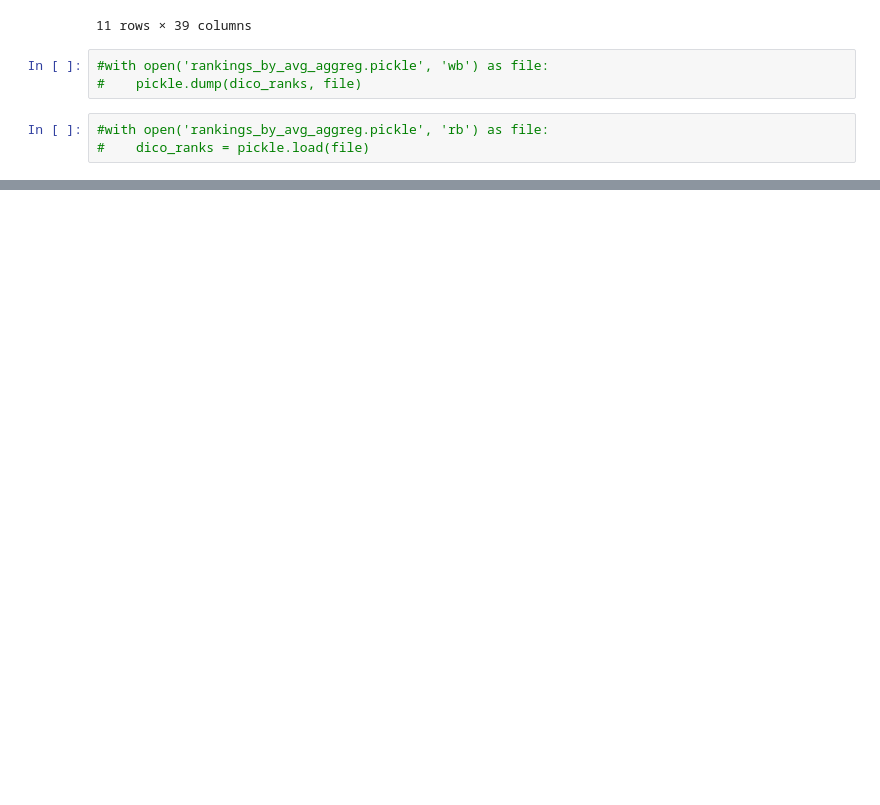
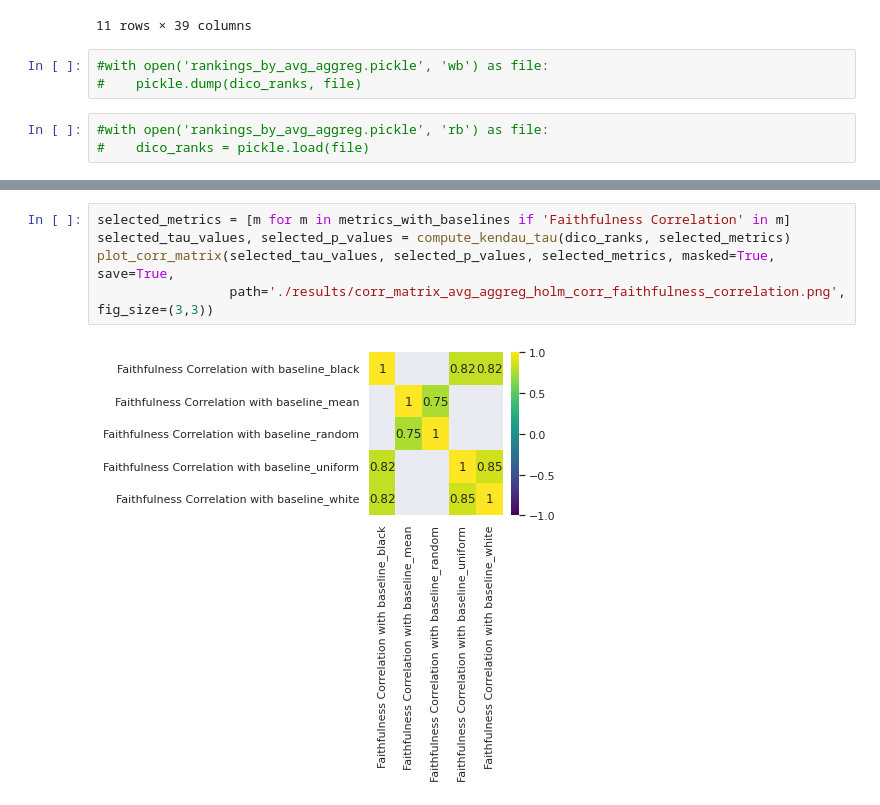
Before and after one commit to multitel-ai/Evaluation-XAI-Metrics-GD6-TRAIL, a Jupyter notebook: XAI_analysis_correlations_avg_aggreg.ipynb, the cells around one changed output, grey strips where cells are left out. Saved outputs shown, nothing was run; the diff lists cells and outputs as text; blank space fills up the shorter version.

```diff
--- a/XAI_analysis_correlations_avg_aggreg.ipynb
+++ b/XAI_analysis_correlations_avg_aggreg.ipynb
@@ -280,0 +262,7 @@ plt.show()
+# %%
+selected_metrics = [m for m in metrics_with_baselines if 'Faithfulness Correlation' in m]
+selected_tau_values, selected_p_values = compute_kendau_tau(dico_ranks, selected_metrics)
+plot_corr_matrix(selected_tau_values, selected_p_values, selected_metrics, masked=True, save=True,
+                 path='./results/corr_matrix_avg_aggreg_holm_corr_faithfulness_correlation.png', fig_size=(3,3))
+# %% [output]
+[figure, added]
```
Also changed, not shown: parts of 14 cells of this notebook, 15 other files.
